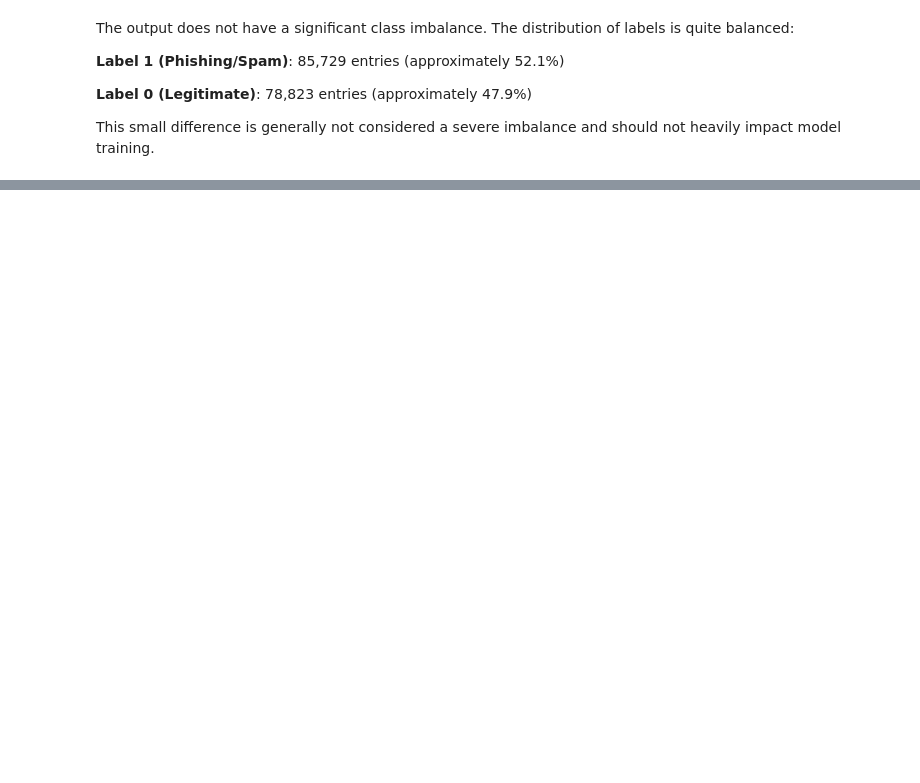
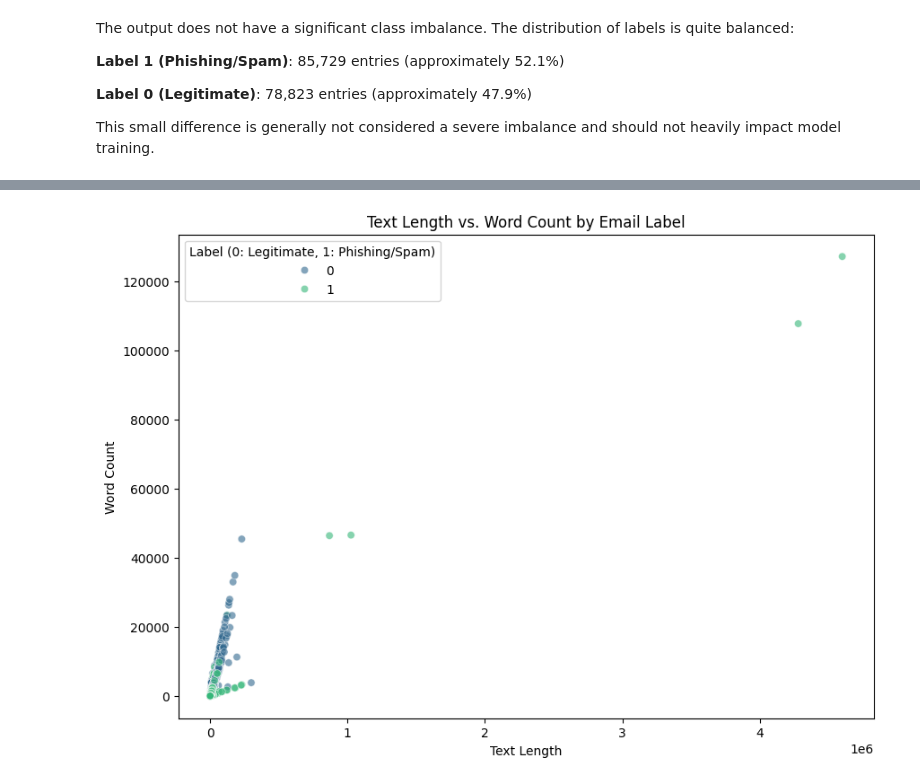
Before and after one commit to Inn0cent-Zer0/AI_detection_phishing_mails, a Jupyter notebook: AI_phishphing_detection.ipynb, the cells around one changed output, grey strips where cells are left out. Cells and saved outputs as stored; diff of their text form; code cells hidden in the pictures; blank space fills up the shorter version.

```diff
--- a/AI_phishphing_detection.ipynb
+++ b/AI_phishphing_detection.ipynb
@@ -379,0 +477,17 @@ This small difference is generally not considered a severe imbalance and should
+# %%
+plt.figure(figsize=(10, 7))
+sns.scatterplot(
+    data=df_combined,
+    x='text_length',
+    y='word_count',
+    hue='label',
+    palette='viridis',
+    alpha=0.6
+)
+plt.title('Text Length vs. Word Count by Email Label')
+plt.xlabel('Text Length')
+plt.ylabel('Word Count')
+plt.legend(title='Label (0: Legitimate, 1: Phishing/Spam)')
+plt.show()
+# %% [output]
+[figure, added]
```
Also changed, not shown: parts of 15 cells of this notebook.
